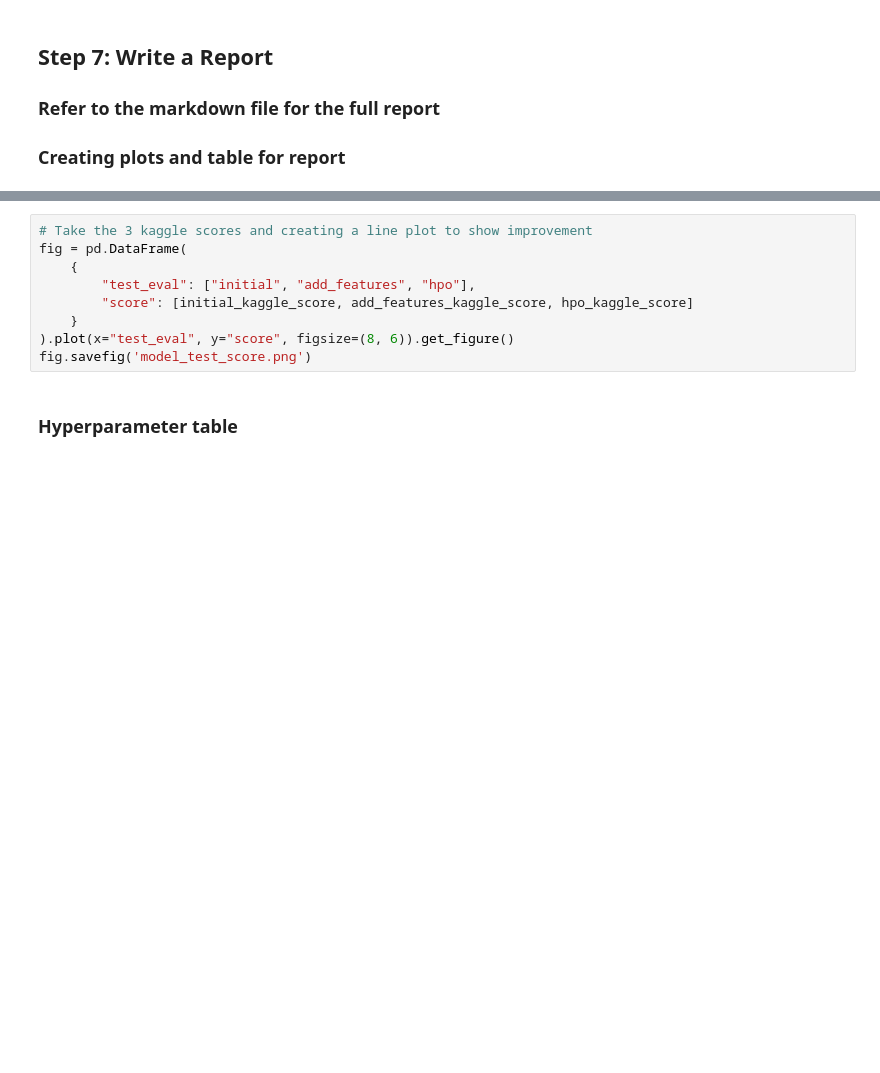
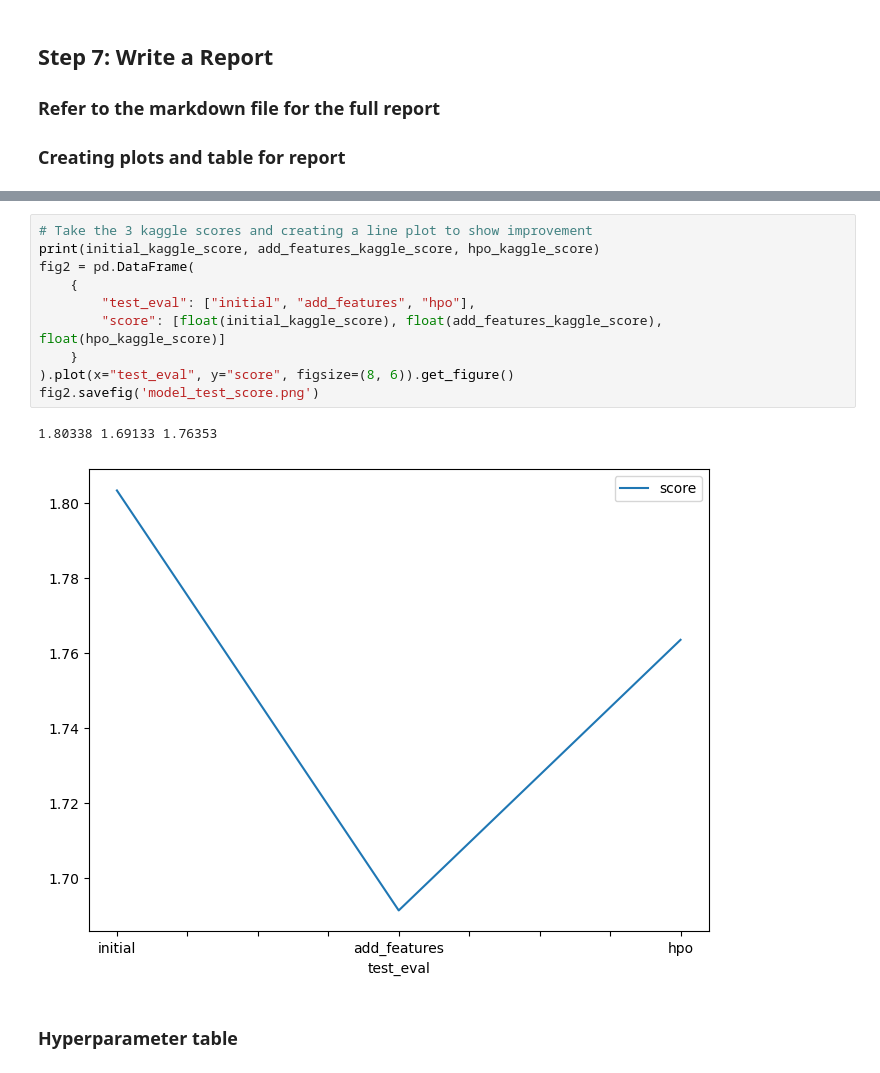
Before and after one commit to GarimaChauhan122/udacity-project-1, a Jupyter notebook: project-template.ipynb, the cells around one changed output, grey strips where cells are left out. Cells and saved outputs as stored; diff of their text form; blank space fills up the shorter version.

```diff
--- a/project-template.ipynb
+++ b/project-template.ipynb
@@ -632,12 +851,16 @@ fig.savefig('model_train_score.png')
 # %%
 # Take the 3 kaggle scores and creating a line plot to show improvement
-fig = pd.DataFrame(
+print(initial_kaggle_score, add_features_kaggle_score, hpo_kaggle_score)
+fig2 = pd.DataFrame(
     {
         "test_eval": ["initial", "add_features", "hpo"],
-        "score": [initial_kaggle_score, add_features_kaggle_score, hpo_kaggle_score]
+        "score": [float(initial_kaggle_score), float(add_features_kaggle_score), float(hpo_kaggle_score)]
     }
 ).plot(x="test_eval", y="score", figsize=(8, 6)).get_figure()
-fig.savefig('model_test_score.png')
+fig2.savefig('model_test_score.png')
+# %% [output]
+1.80338 1.69133 1.76353
+[figure, added]
 # %% [markdown]
 ### Hyperparameter table
 # %%
```
Also changed, not shown: parts of 33 cells of this notebook, 5 other files.
